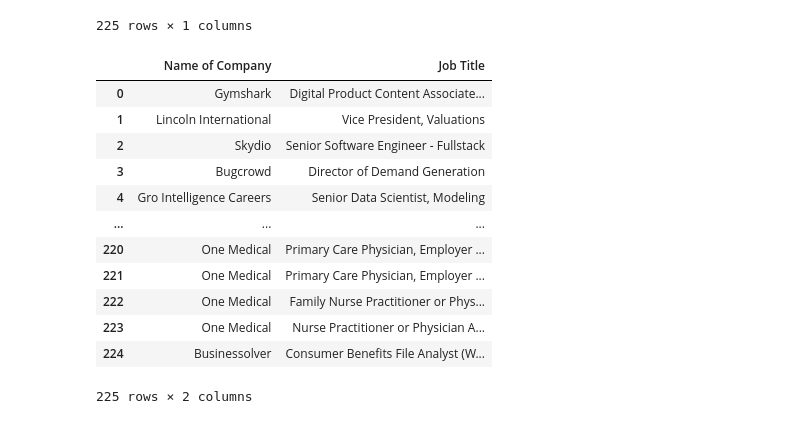
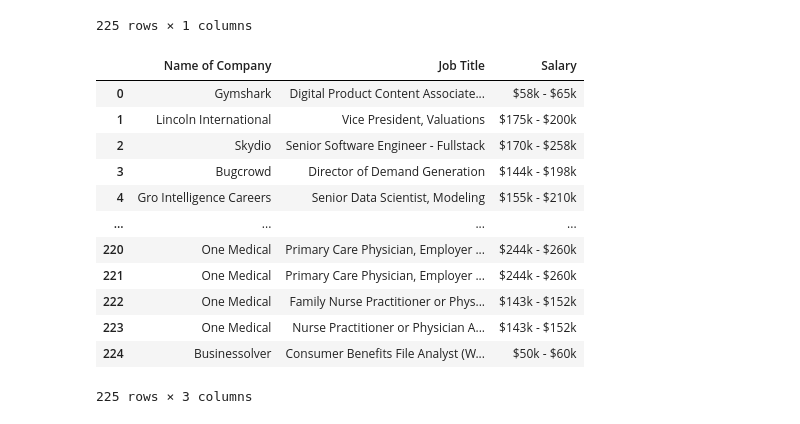
Before and after one commit to David800823/Data_Analyst_Job, a Jupyter notebook: Webscraping_Script.ipynb, the cells around one changed output. Drawn from its saved outputs; the diff is of its cells as text; code cells hidden in the pictures.

```diff
--- a/Webscraping_Script.ipynb
+++ b/Webscraping_Script.ipynb
@@ -98,6 +98,7 @@ page = 1
 page_end = 10 # total pages 12442
 company_name = []
 job_titles = []
+salary = []
 languages = []
 
 #will loop until it hit all the pages in the website
@@ -115,6 +116,12 @@ while page != page_end:
     for a in soup.find_all("a", class_ = "font-bold hover:underline group/link group-hover/post:text-blue-700"):
         job_titles.append(a.get_text(strip = True))
 
+    #find the job salary for each position
+    for div in soup.find_all("div", class_ = "text-green-700"):
+        salary.append(div.get_text(strip = True))
+
+
+
     #find the languages used
     for a in soup.find_all("a", class_ = "text-xs font-semibold py-1 px-2 rounded-lg bg-cyan-100 hover:bg-cyan-200"):
         languages.append(a.get_text(strip = True))
@@ -123,22 +130,23 @@ while page != page_end:
 # %%
 df_company_name = pd.DataFrame(company_name, columns = ["Name of Company"])
 df_job_title = pd.DataFrame(job_titles, columns = ['Job Title'])
+df_salary = pd.DataFrame(salary, columns=["Salary"])
 # %%
-merge = pd.concat([df_company_name, df_job_title.reindex(df_company_name.index)], axis=1)
+merge = pd.concat([df_company_name, df_job_title.reindex(df_company_name.index), df_salary], axis=1)
 merge
 # %% [output]
-|  | Name of Company | Job Title |
-| 0 | Gymshark | Digital Product Content Associate... |
-| 1 | Lincoln International | Vice President, Valuations |
-| 2 | Skydio | Senior Software Engineer - Fullstack |
-| 3 | Bugcrowd | Director of Demand Generation |
-| 4 | Gro Intelligence Careers | Senior Data Scientist, Modeling |
-| ... | ... | ... |
-| 220 | One Medical | Primary Care Physician, Employer ... |
-| 221 | One Medical | Primary Care Physician, Employer ... |
-| 222 | One Medical | Family Nurse Practitioner or Phys... |
-| 223 | One Medical | Nurse Practitioner or Physician A... |
-| 224 | Businessolver | Consumer Benefits File Analyst (W... |
+|  | Name of Company | Job Title | Salary |
+| 0 | Gymshark | Digital Product Content Associate... | $58k - $65k |
+| 1 | Lincoln International | Vice President, Valuations | $175k - $200k |
+| 2 | Skydio | Senior Software Engineer - Fullstack | $170k - $258k |
+| 3 | Bugcrowd | Director of Demand Generation | $144k - $198k |
+| 4 | Gro Intelligence Careers | Senior Data Scientist, Modeling | $155k - $210k |
+| ... | ... | ... | ... |
+| 220 | One Medical | Primary Care Physician, Employer ... | $244k - $260k |
+| 221 | One Medical | Primary Care Physician, Employer ... | $244k - $260k |
+| 222 | One Medical | Family Nurse Practitioner or Phys... | $143k - $152k |
+| 223 | One Medical | Nurse Practitioner or Physician A... | $143k - $152k |
+| 224 | Businessolver | Consumer Benefits File Analyst (W... | $50k - $60k |
-225 rows × 2 columns
+225 rows × 3 columns
 # %%
 df_languages = pd.DataFrame(languages, columns= ["Languages"])
```
Also changed, not shown: parts of 3 cells of this notebook.
